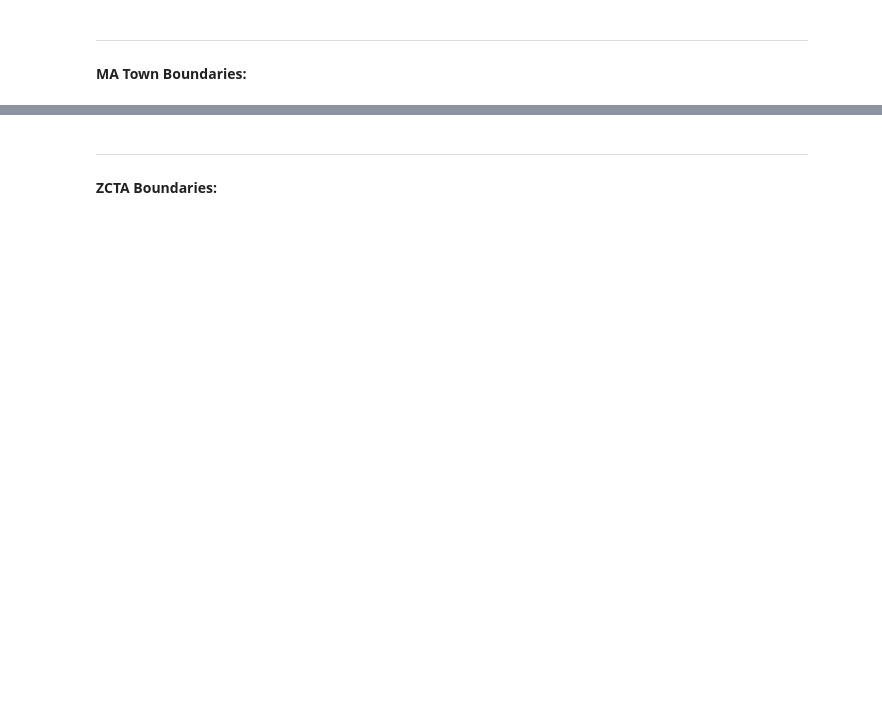
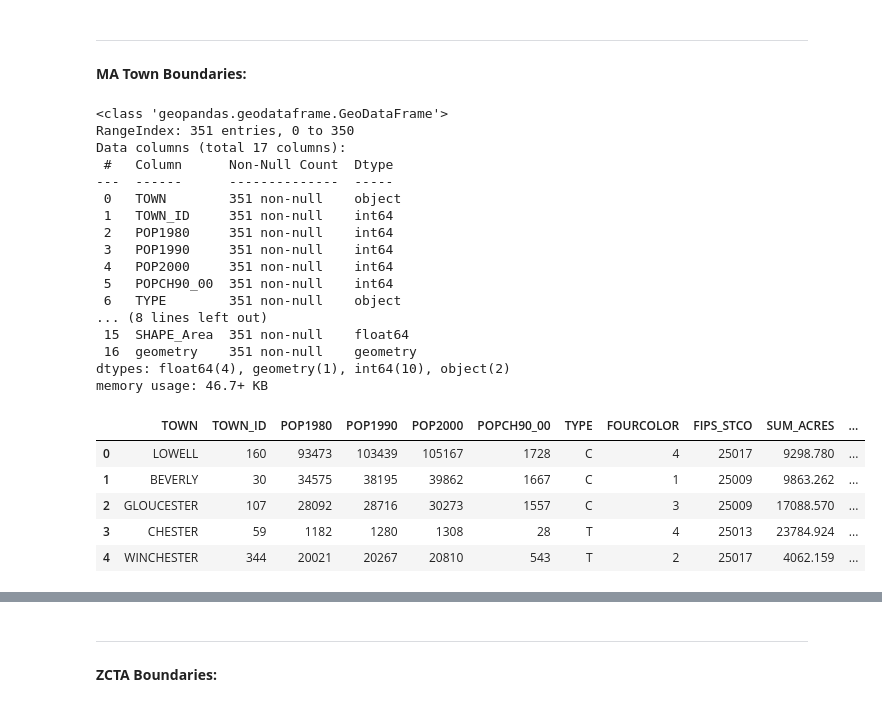
Before and after one commit to jess-wilson2020/uep239-final-project, a Jupyter notebook: uep239-final-project.ipynb, the cells around one changed output, grey strips where cells are left out. Cells and saved outputs as stored; diff of their text form; code cells hidden in the pictures; blank space fills up the shorter version.

Commit message:
Finished data cleaning, manipulation, joining, and reprojecting.

```diff
--- a/uep239-final-project.ipynb
+++ b/uep239-final-project.ipynb
@@ -220,8 +227,31 @@ mpo.head()
 # %%
 # Read in MA town boundary data:
 town_raw = gpd.read_file(r"vector/Town_Boundaries/town_boundaries.shp")
 
 # Observe data:
 town_raw.info()
 town_raw.head()
-town =
+# %% [output]
+<class 'geopandas.geodataframe.GeoDataFrame'>
+RangeIndex: 351 entries, 0 to 350
+Data columns (total 17 columns):
+ #   Column      Non-Null Count  Dtype
+---  ------      --------------  -----
+ 0   TOWN        351 non-null    object
+ 1   TOWN_ID     351 non-null    int64
+ 2   POP1980     351 non-null    int64
+ 3   POP1990     351 non-null    int64
+ 4   POP2000     351 non-null    int64
+ 5   POPCH90_00  351 non-null    int64
+ 6   TYPE        351 non-null    object
+... (8 lines left out)
+ 15  SHAPE_Area  351 non-null    float64
+ 16  geometry    351 non-null    geometry
+dtypes: float64(4), geometry(1), int64(10), object(2)
+memory usage: 46.7+ KB
+|  | TOWN | TOWN_ID | POP1980 | POP1990 | POP2000 | POPCH90_00 | TYPE | FOURCOLOR | FIPS_STCO | SUM_ACRES | ... |
+| 0 | LOWELL | 160 | 93473 | 103439 | 105167 | 1728 | C | 4 | 25017 | 9298.780 | ... |
+| 1 | BEVERLY | 30 | 34575 | 38195 | 39862 | 1667 | C | 1 | 25009 | 9863.262 | ... |
+| 2 | GLOUCESTER | 107 | 28092 | 28716 | 30273 | 1557 | C | 3 | 25009 | 17088.570 | ... |
+| 3 | CHESTER | 59 | 1182 | 1280 | 1308 | 28 | T | 4 | 25013 | 23784.924 | ... |
+| 4 | WINCHESTER | 344 | 20021 | 20267 | 20810 | 543 | T | 2 | 25017 | 4062.159 | ... |
```
Also changed, not shown: parts of 17 cells of this notebook.
